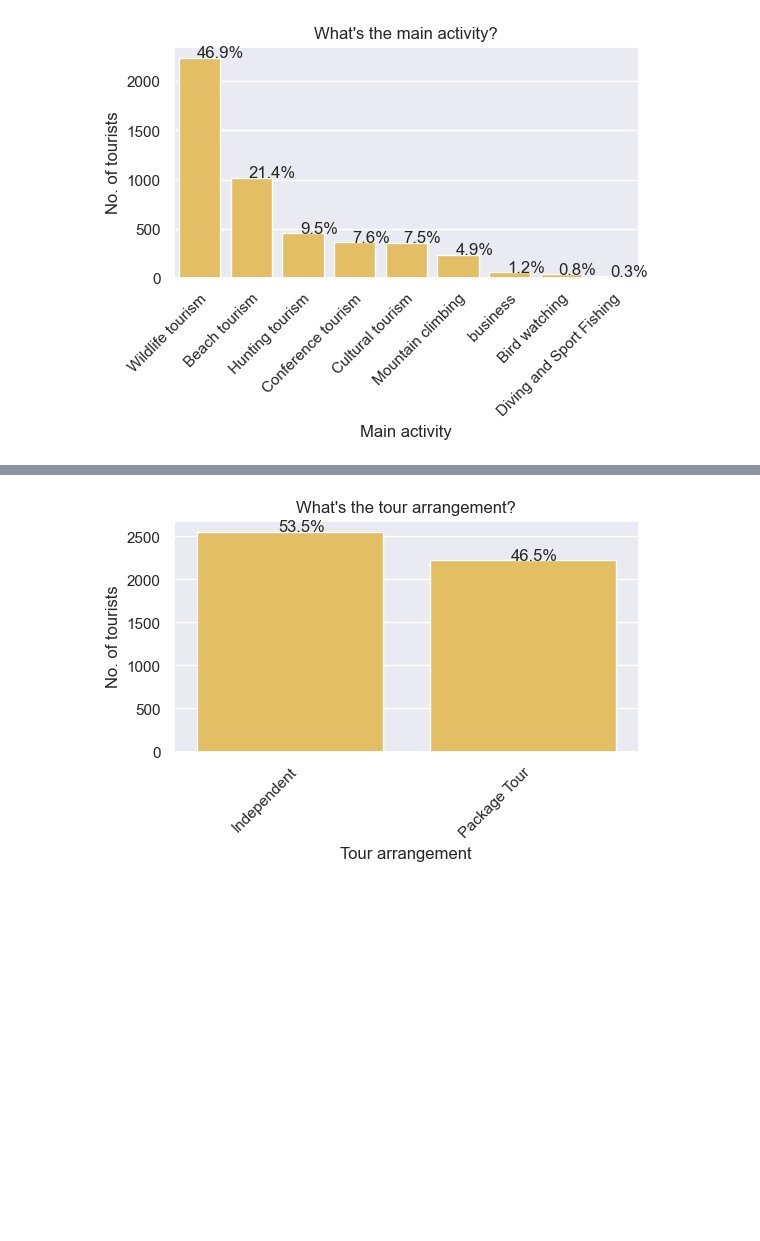
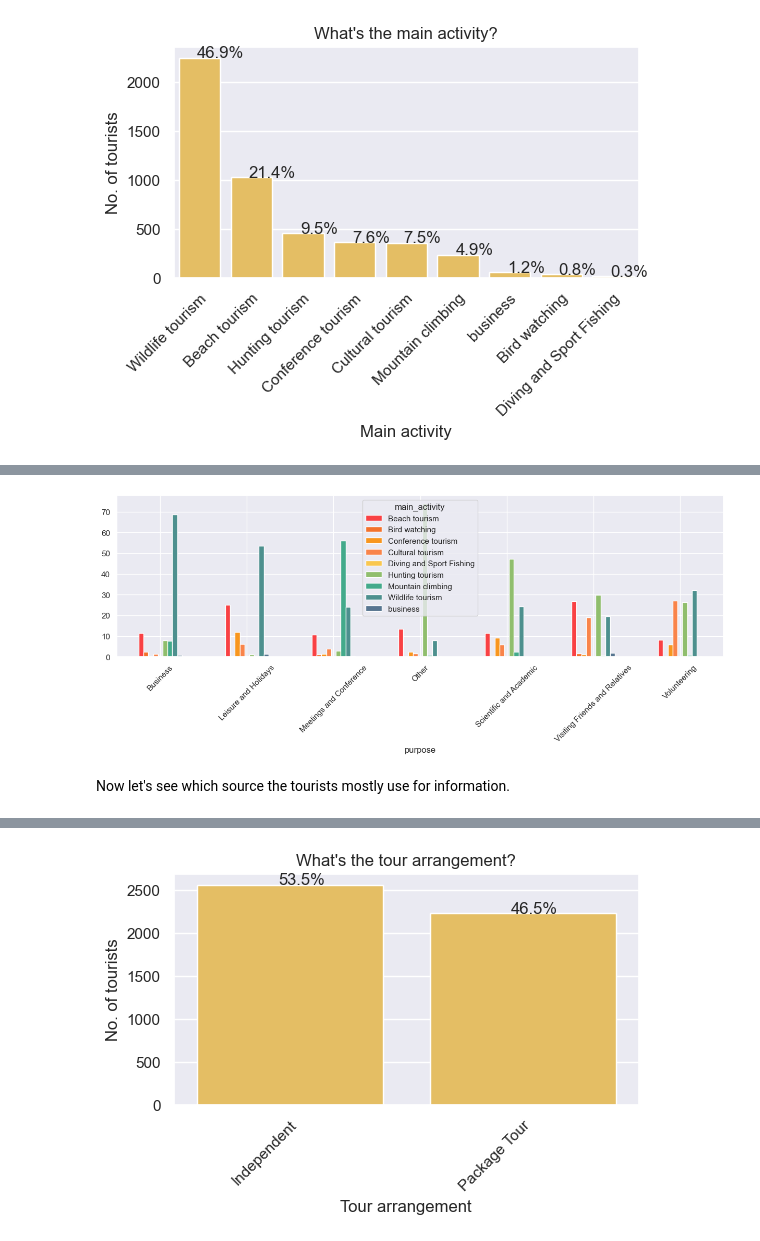
Before and after one commit to scheinmensch/Tanzania_Tourism_Prediction, a Jupyter notebook: EDA.ipynb, the cells around one changed output, grey strips where cells are left out. Cells and saved outputs as stored; diff of their text form; code cells hidden in the pictures; blank space fills up the shorter version.

```diff
--- a/EDA.ipynb
+++ b/EDA.ipynb
@@ -666,3 +699,10 @@ Now let's see which source the tourists mostly use for information.
+# %%
+purpose_activity2 = pd.crosstab(TZA['purpose'], TZA['main_activity'], normalize = 'index').mul(100).round(2)
+purpose_activity2.plot.bar(figsize=(15,4), rot=45, color=cpal);
+# %% [output]
+[figure, added]
+# %% [markdown]
+Now let's see which source the tourists mostly use for information.
 # %%
 # info_source
 info_source_order = TZA['info_source'].value_counts().head(TZA['info_source'].nunique()).index
```
Also changed, not shown: parts of 29 cells of this notebook.
